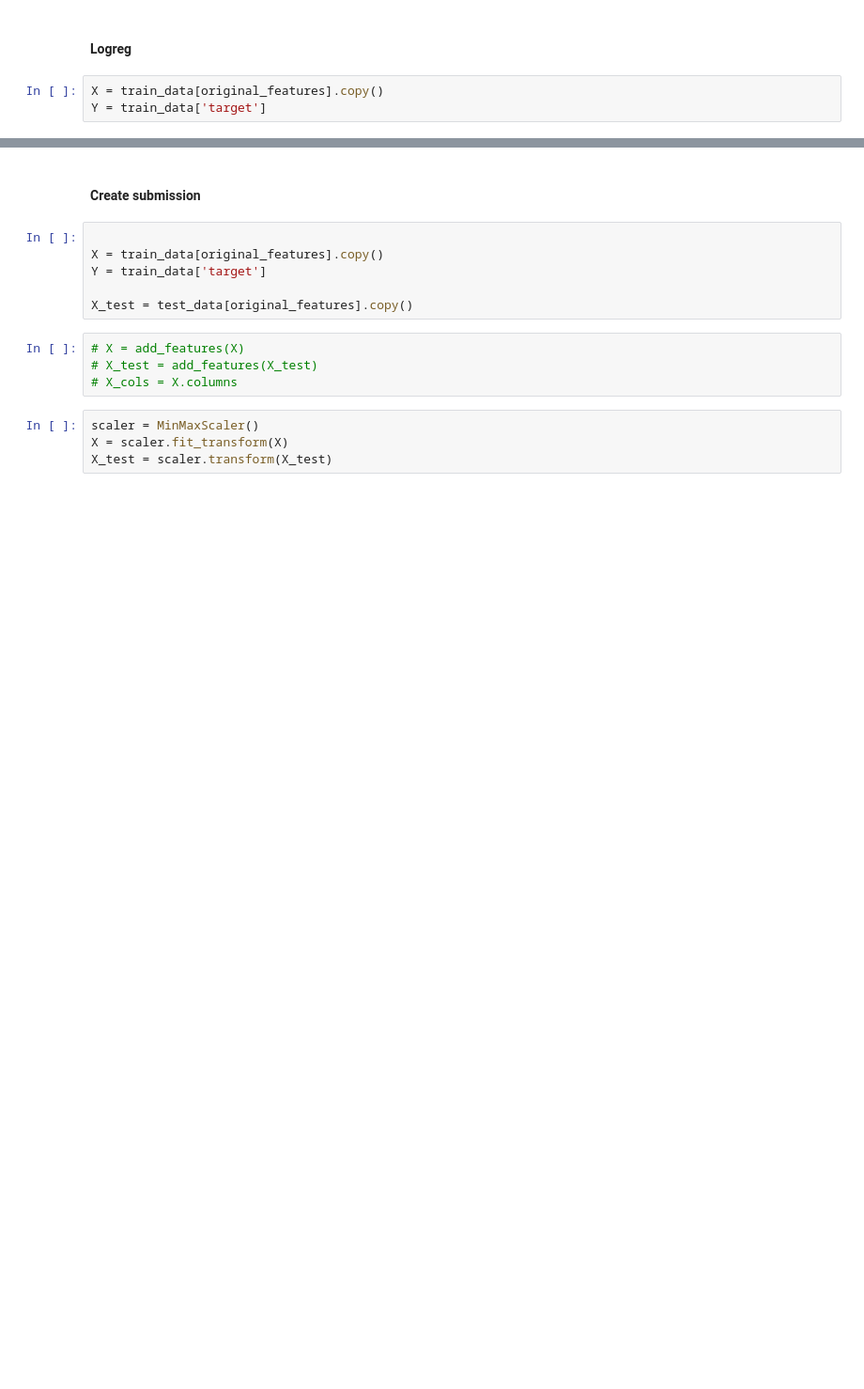
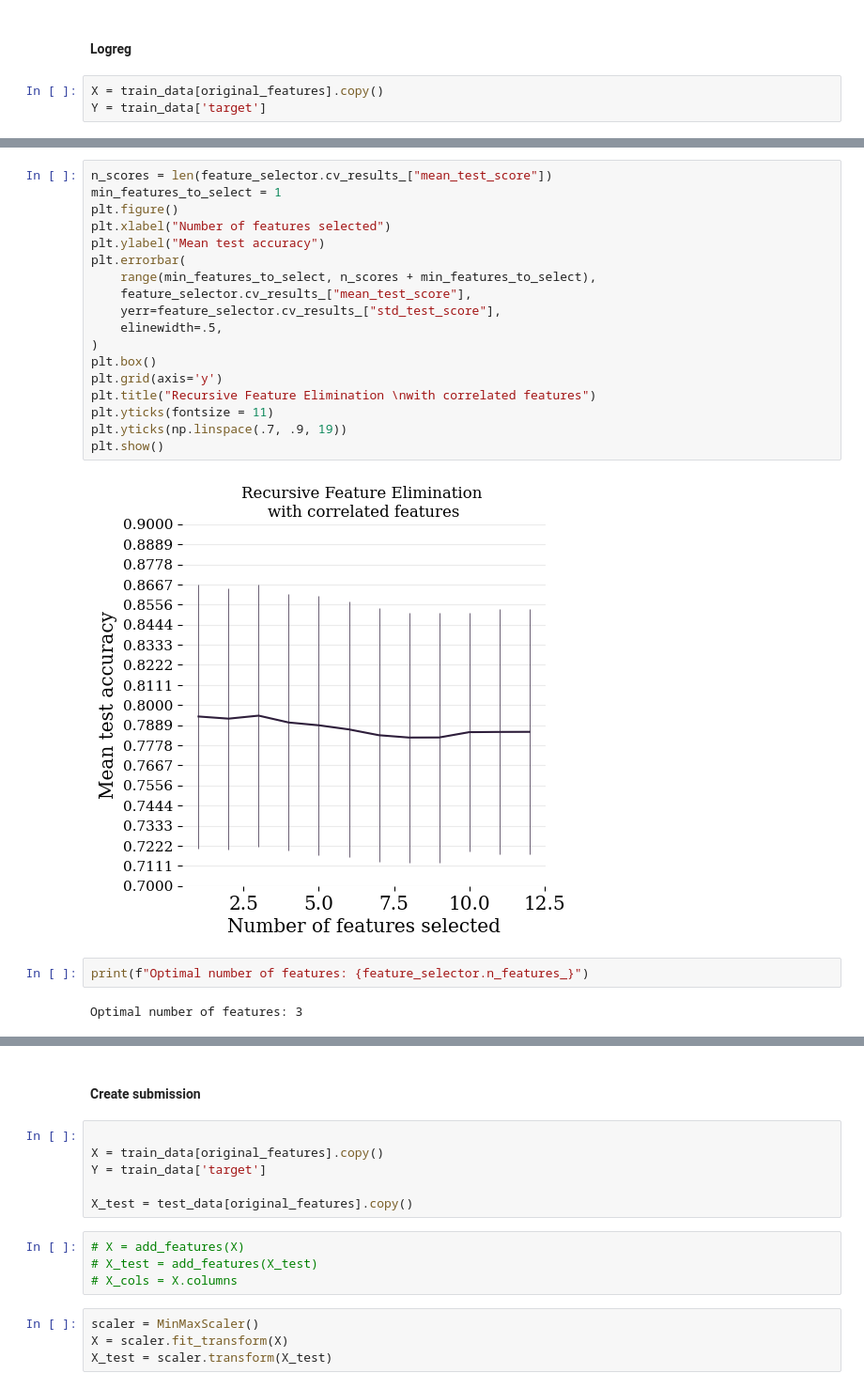
Before and after one commit to tripnv/playgrounds, a Jupyter notebook: 3-12/baseline.ipynb, the cells around one changed output, grey strips where cells are left out. Shown at 94% size. Cells and saved outputs as stored; diff of their text form; blank space fills up the shorter version.

```diff
--- a/3-12/baseline.ipynb
+++ b/3-12/baseline.ipynb
@@ -733,0 +859,24 @@ Mean:           0.781395881006865
+# %%
+n_scores = len(feature_selector.cv_results_["mean_test_score"])
+min_features_to_select = 1
+plt.figure()
+plt.xlabel("Number of features selected")
+plt.ylabel("Mean test accuracy")
+plt.errorbar(
+    range(min_features_to_select, n_scores + min_features_to_select),
+    feature_selector.cv_results_["mean_test_score"],
+    yerr=feature_selector.cv_results_["std_test_score"],
+    elinewidth=.5,
+)
+plt.box()
+plt.grid(axis='y')
+plt.title("Recursive Feature Elimination \nwith correlated features")
+plt.yticks(fontsize = 11)
+plt.yticks(np.linspace(.7, .9, 19))
+plt.show()
+# %% [output]
+[figure, added]
+# %%
+print(f"Optimal number of features: {feature_selector.n_features_}")
+# %% [output]
+Optimal number of features: 3
```
Also changed, not shown: parts of 21 cells of this notebook.
